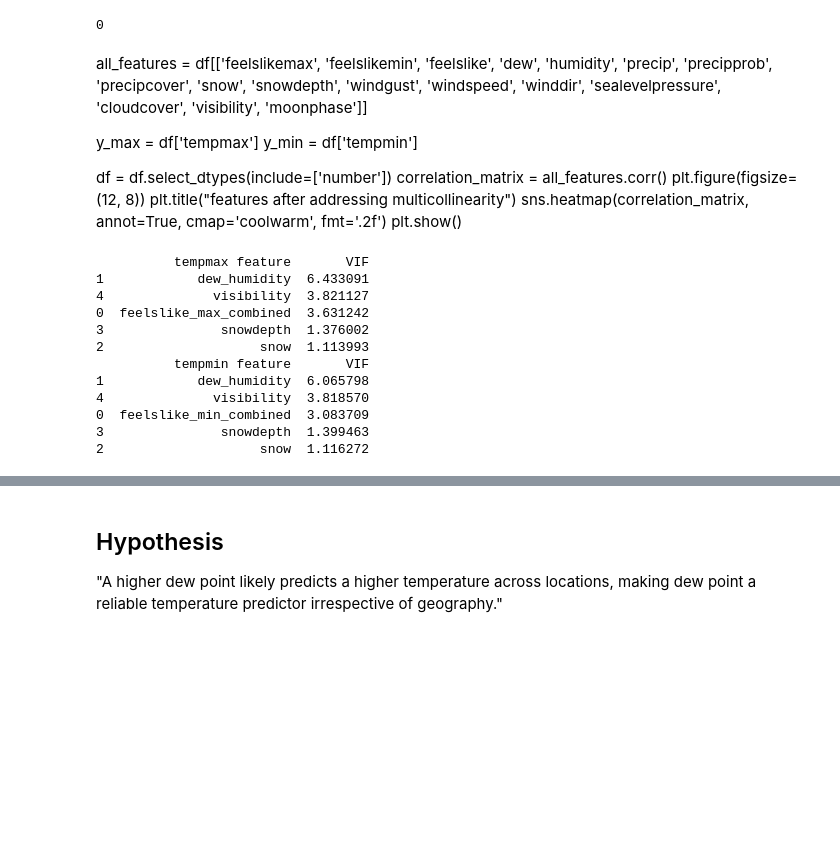
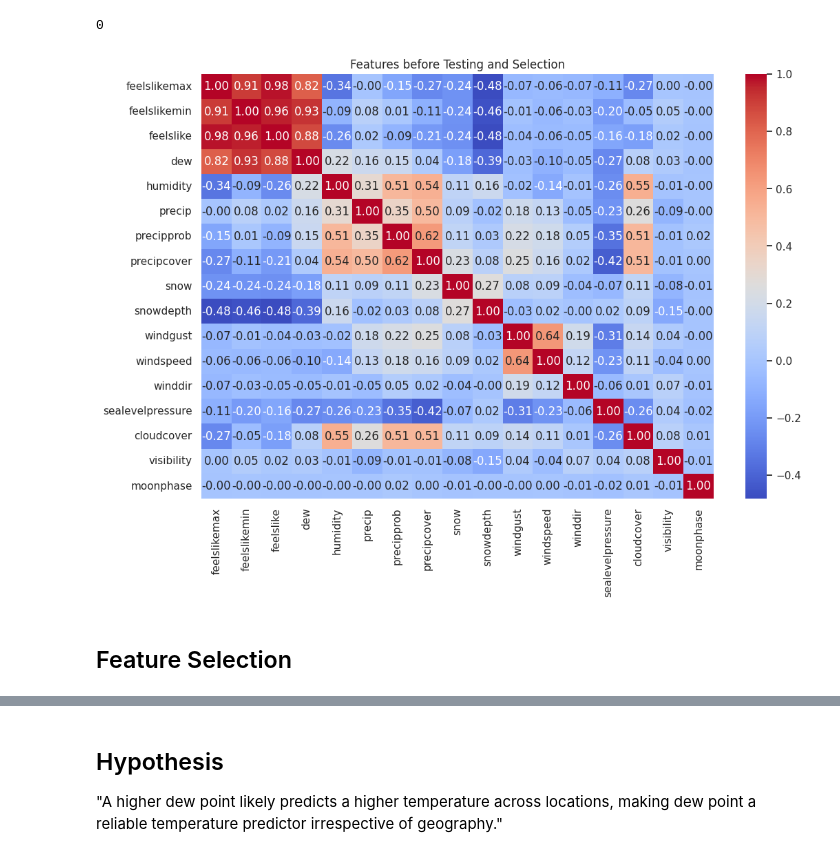
Before and after one commit to Laizra/Weather_prediction, a Jupyter notebook: right.ipynb, the cells around one changed output, grey strips where cells are left out. Saved outputs shown, nothing was run; the diff lists cells and outputs as text; code cells hidden in the pictures; blank space fills up the shorter version.

Commit message:
address heteroskedasticity - final models, pre cleanup

```diff
--- a/right.ipynb
+++ b/right.ipynb
@@ -63,57 +64,27 @@ data.duplicated().sum()
 # %%
 # Drop Columns of No Interest
 df = data.drop(columns=['stations', 'icon', 'description', 'conditions', 'sunset', 'sunrise'])
-# %% [markdown]
-all_features = df[['feelslikemax', 'feelslikemin', 'feelslike', 'dew', 'humidity', 'precip', 'precipprob', 'precipcover', 'snow', 'snowdepth', 'windgust', 'windspeed', 'winddir', 'sealevelpressure', 'cloudcover', 'visibility', 'moonphase']]
-
-y_max = df['tempmax']
-y_min = df['tempmin']
-
-df = df.select_dtypes(include=['number'])
-correlation_matrix = all_features.corr()
-plt.figure(figsize=(12, 8))
-plt.title("features after addressing multicollinearity")
-sns.heatmap(correlation_matrix, annot=True, cmap='coolwarm', fmt='.2f')
-plt.show()
+# %%
+all_features = df[['feelslikemax', 'feelslikemin', 'feelslike', 'dew', 'humidity', 'precip', 'precipprob', 'precipcover', 'snow', 'snowdepth', 'windgust', 'windspeed', 'winddir', 'sealevelpressure', 'cloudcover', 'visibility', 'moonphase']]
+
+df = df.select_dtypes(include=['number'])
+correlation_matrix = all_features.corr()
+plt.figure(figsize=(12, 8))
+plt.title("Features before Testing and Selection")
+sns.heatmap(correlation_matrix, annot=True, cmap='coolwarm', fmt='.2f')
+plt.show()
+# %% [output]
+[figure, added]
+# %% [markdown]
+## Feature Selection
 # %%
-# Define the DataFrame with combined highly correlated features
-df['feelslike_max_combined'] = df[['feelslikemin', 'feelslikemax', 'feelslike']].mean(axis=1)
+# Define the DataFrame with combined highly correlated features for tempmax and tempmin
+df['feelslike_max_combined'] = df[['feelslikemax', 'feelslike']].mean(axis=1)
+df['feelslike_min_combined'] = df[['feelslikemin', 'feelslike']].mean(axis=1)
 df['dew_humidity'] = df[['dew', 'humidity']].mean(axis=1)
 
 # Recalculate the features DataFrame without the original features tempmax
 features_combined_max = df[['feelslike_max_combined', 'dew_humidity', 'snow', 'snowdepth', 'visibility']]
 
-# Define the DataFrame with combined highly correlated features specific for tempmin
-df['feelslike_min_combined'] = df[['feelslikemin', 'feelslike']].mean(axis=1)
-
 # Recalculate the features DataFrame without the original features tempmin
-features_combined_min = df[['feelslike_min_combined', 'dew_humidity', 'snow', 'snowdepth', 'visibility']]
-
-# Calculate VIF for each feature
-vif_data = pd.DataFrame()
-vif_data["tempmax feature"] = features_combined_max.columns
-vif_data["VIF"] = [variance_inflation_factor(features_combined_max.values, i) for i in range(features_combined_max.shape[1])]
-
-# Display features with high VIF
-print( vif_data.sort_values(by="VIF", ascending=False))
-
-# Calculate VIF for each feature
-vif_data = pd.DataFrame()
-vif_data["tempmin feature"] = features_combined_min.columns
-vif_data["VIF"] = [variance_inflation_factor(features_combined_min.values, i) for i in range(features_combined_min.shape[1])]
-
-# Display features with high VIF
-print( vif_data.sort_values(by="VIF", ascending=False))
+features_combined_min = df[['feelslike_min_combined', 'dew_humidity', 'precipcover', 'snowdepth', 'visibility']]
-# %% [output]
-          tempmax feature       VIF
-1            dew_humidity  6.433091
-4              visibility  3.821127
-0  feelslike_max_combined  3.631242
-3               snowdepth  1.376002
-2                    snow  1.113993
-          tempmin feature       VIF
-1            dew_humidity  6.065798
-4              visibility  3.818570
-0  feelslike_min_combined  3.083709
-3               snowdepth  1.399463
-2                    snow  1.116272
```
Also changed, not shown: parts of 41 cells of this notebook.
